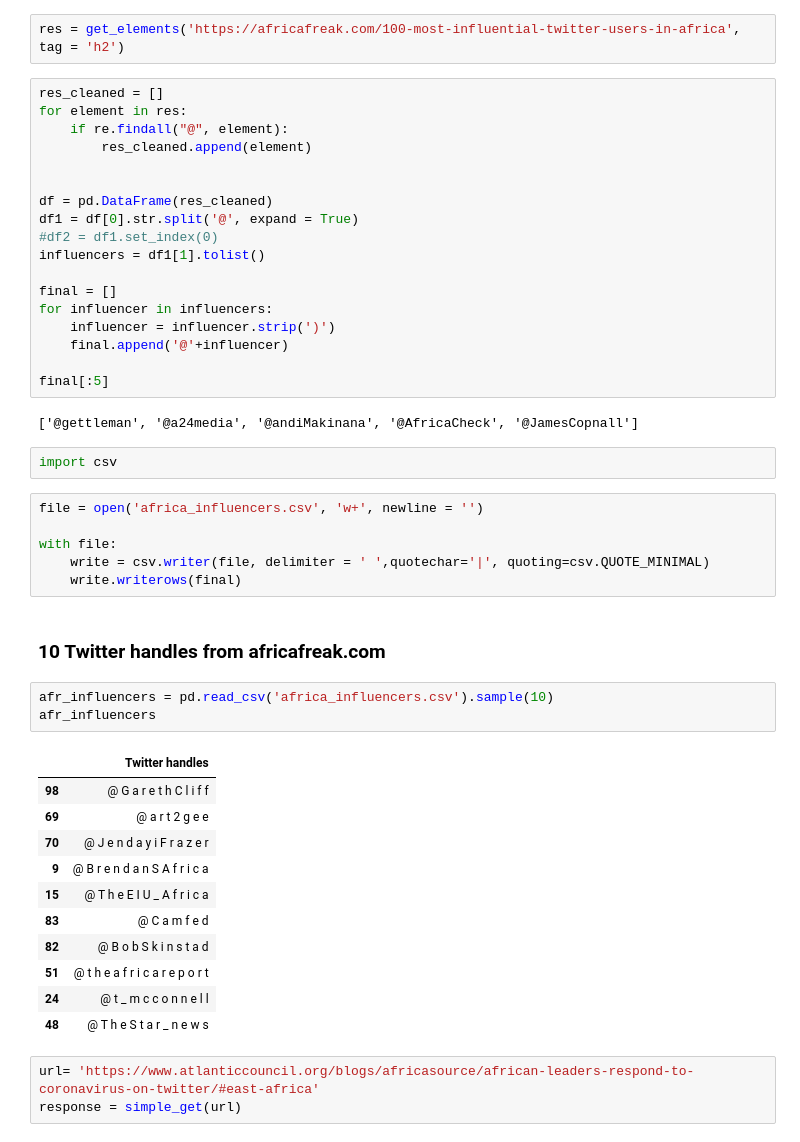
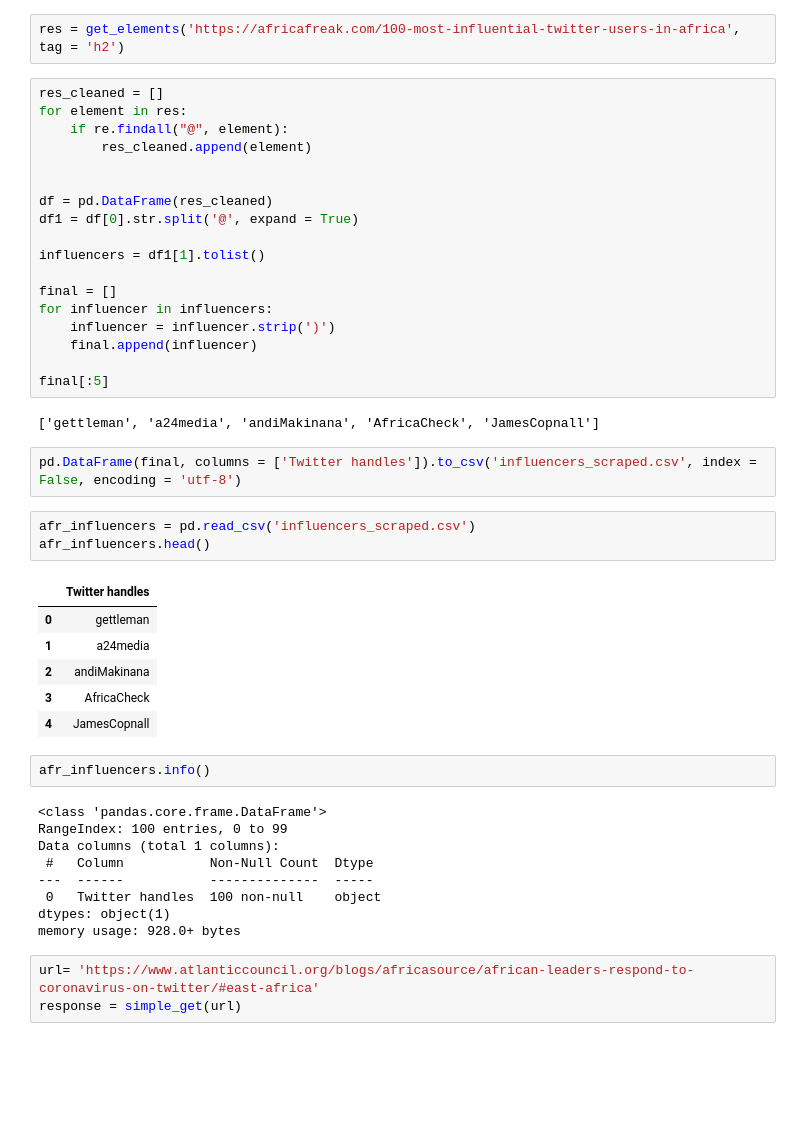
Before and after one commit to Fashflash16/QuickStart2020, a Jupyter notebook: week1/Kiiru-Anastasia/scrapping_starter.ipynb, the cells around one changed output. Cells and saved outputs as stored; diff of their text form; blank space fills up the shorter version.

```diff
--- a/week1/Kiiru-Anastasia/scrapping_starter.ipynb
+++ b/week1/Kiiru-Anastasia/scrapping_starter.ipynb
@@ -121,42 +121,40 @@ for element in res:
 
 df = pd.DataFrame(res_cleaned)
 df1 = df[0].str.split('@', expand = True)
-#df2 = df1.set_index(0)
+
 influencers = df1[1].tolist()
 
 final = []
 for influencer in influencers:
     influencer = influencer.strip(')')
-    final.append('@'+influencer)
+    final.append(influencer)
 
 final[:5]
 # %% [output]
-['@gettleman', '@a24media', '@andiMakinana', '@AfricaCheck', '@JamesCopnall']
+['gettleman', 'a24media', 'andiMakinana', 'AfricaCheck', 'JamesCopnall']
-# %%
-import csv
-# %%
-file = open('africa_influencers.csv', 'w+', newline = '')
-
-with file:
-    write = csv.writer(file, delimiter = ' ',quotechar='|', quoting=csv.QUOTE_MINIMAL)
-    write.writerows(final)
-# %% [markdown]
-### 10 Twitter handles from africafreak.com
+# %%
+pd.DataFrame(final, columns = ['Twitter handles']).to_csv('influencers_scraped.csv', index = False, encoding = 'utf-8')
 # %%
-afr_influencers = pd.read_csv('africa_influencers.csv').sample(10)
-afr_influencers
+afr_influencers = pd.read_csv('influencers_scraped.csv')
+afr_influencers.head()
 # %% [output]
 |  | Twitter handles |
-| 98 | @ G a r e t h C l i f f |
-| 69 | @ a r t 2 g e e |
-| 70 | @ J e n d a y i F r a z e r |
-| 9 | @ B r e n d a n S A f r i c a |
-| 15 | @ T h e E I U _ A f r i c a |
-| 83 | @ C a m f e d |
-| 82 | @ B o b S k i n s t a d |
-| 51 | @ t h e a f r i c a r e p o r t |
-| 24 | @ t _ m c c o n n e l l |
-| 48 | @ T h e S t a r _ n e w s |
+| 0 | gettleman |
+| 1 | a24media |
+| 2 | andiMakinana |
+| 3 | AfricaCheck |
+| 4 | JamesCopnall |
+# %%
+afr_influencers.info()
+# %% [output]
+<class 'pandas.core.frame.DataFrame'>
+RangeIndex: 100 entries, 0 to 99
+Data columns (total 1 columns):
+ #   Column           Non-Null Count  Dtype
+---  ------           --------------  -----
+ 0   Twitter handles  100 non-null    object
+dtypes: object(1)
+memory usage: 928.0+ bytes
 # %%
 url= 'https://www.atlanticcouncil.org/blogs/africasource/african-leaders-respond-to-coronavirus-on-twitter/#east-africa'
 response = simple_get(url)
```
Also changed, not shown: parts of 30 cells of this notebook.
